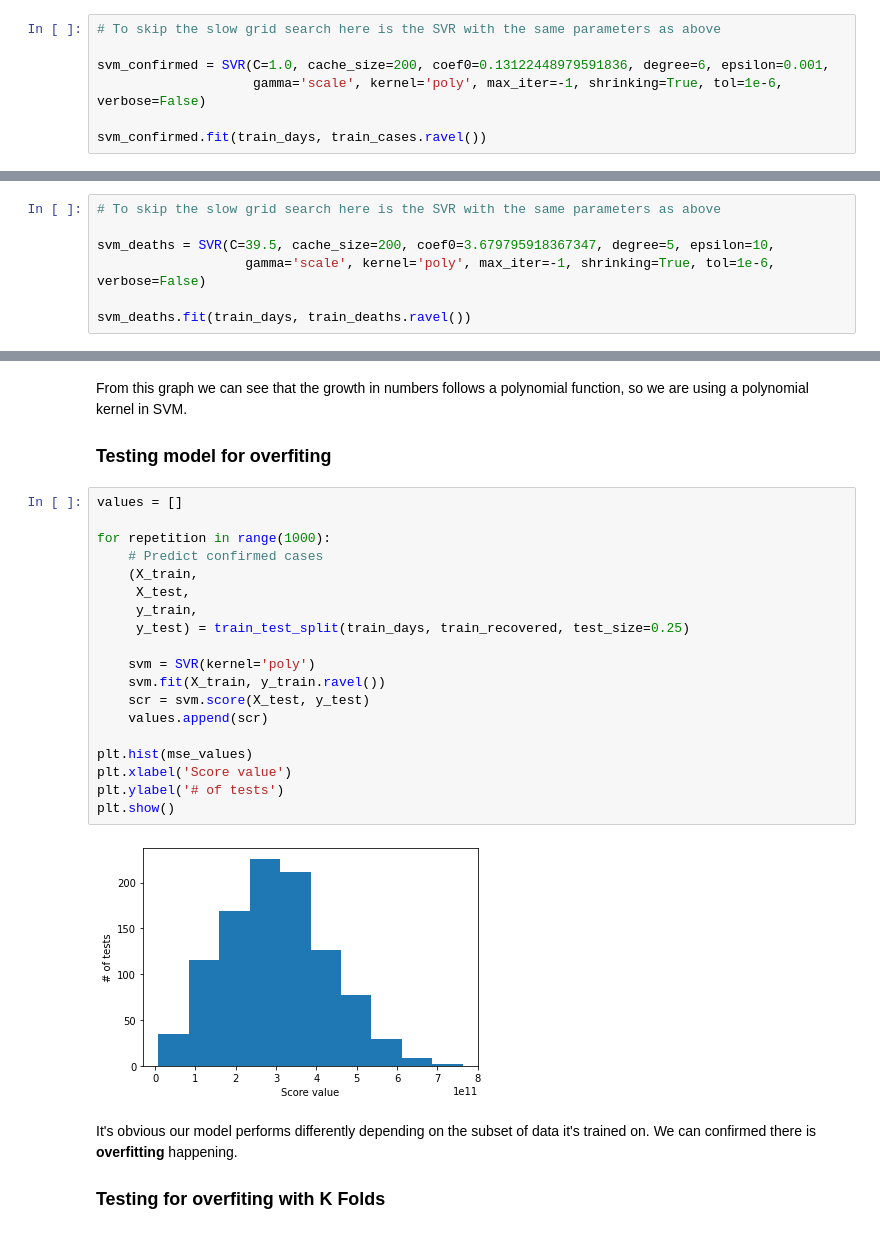
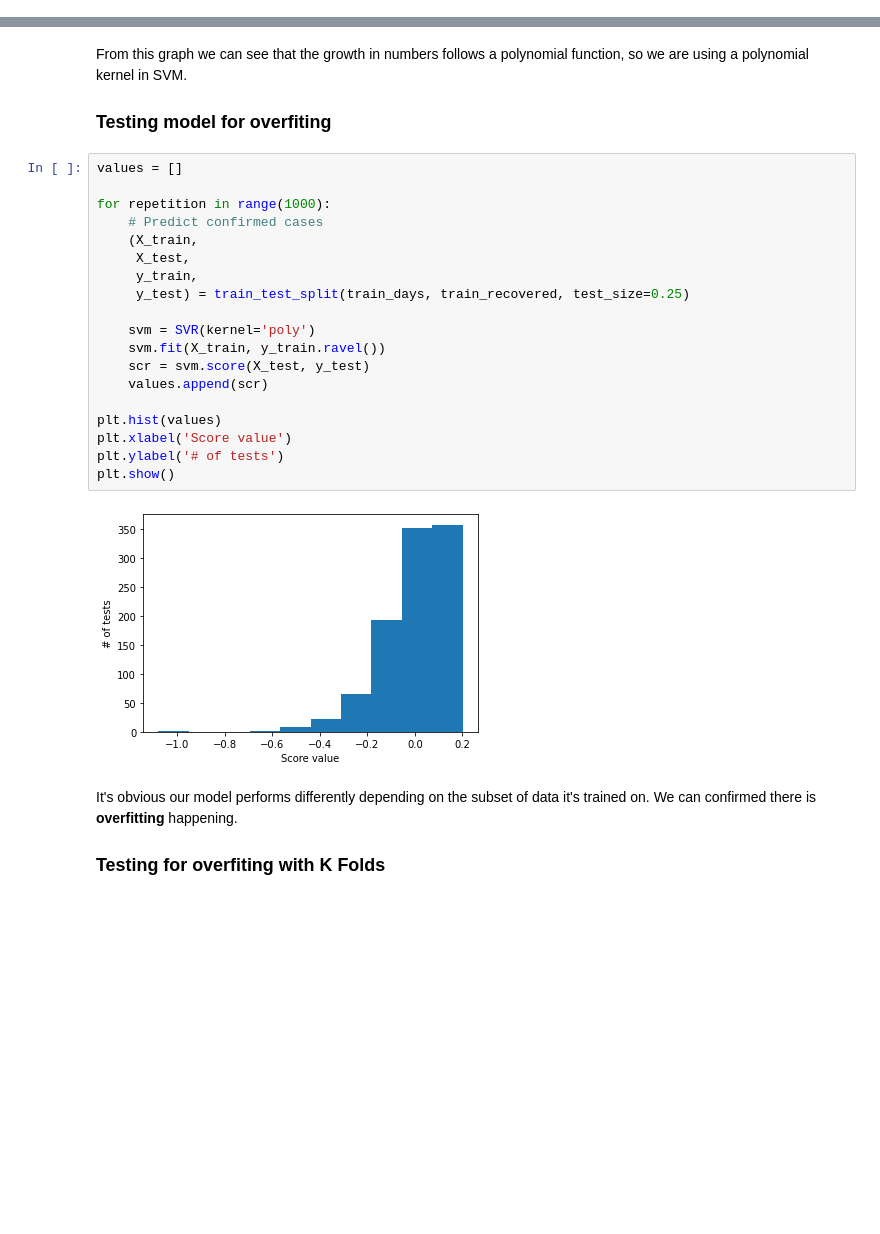
Before and after one commit to caduonrails/covid19-predictor, a Jupyter notebook: covid19.ipynb, the cells around one changed output, grey strips where cells are left out. Cells and saved outputs as stored; diff of their text form; blank space fills up the shorter version.

```diff
--- a/covid19.ipynb
+++ b/covid19.ipynb
@@ -261,13 +265,6 @@ svm_confirmed = grid_search.best_estimator_
 print(svm_confirmed.get_params())
 # %% [output]
 {'C': 1.0, 'cache_size': 200, 'coef0': 0.13122448979591836, 'degree': 6, 'epsilon': 0.001, 'gamma': 'scale', 'kernel': 'poly', 'max_iter': -1, 'shrinking': True, 'tol': 1e-06, 'verbose': False}
-# %%
-# To skip the slow grid search here is the SVR with the same parameters as above
-
-svm_confirmed = SVR(C=1.0, cache_size=200, coef0=0.13122448979591836, degree=6, epsilon=0.001,
-                    gamma='scale', kernel='poly', max_iter=-1, shrinking=True, tol=1e-6, verbose=False)
-
-svm_confirmed.fit(train_days, train_cases.ravel())
 # %%
 from sklearn.model_selection import cross_val_predict
 
@@ -401,10 +397,3 @@ svm_deaths = grid_search.best_estimator_
 print(svm_deaths.get_params())
 # %% [output]
 {'C': 39.5, 'cache_size': 200, 'coef0': 3.679795918367347, 'degree': 5, 'epsilon': 10, 'gamma': 'scale', 'kernel': 'poly', 'max_iter': -1, 'shrinking': True, 'tol': 1e-06, 'verbose': False}
-# %%
-# To skip the slow grid search here is the SVR with the same parameters as above
-
-svm_deaths = SVR(C=39.5, cache_size=200, coef0=3.679795918367347, degree=5, epsilon=10,
-                   gamma='scale', kernel='poly', max_iter=-1, shrinking=True, tol=1e-6, verbose=False)
-
-svm_deaths.fit(train_days, train_deaths.ravel())
@@ -474,24 +459,24 @@ From this graph we can see that the growth in numbers follows a polynomial funct
 # %%
 values = []
 
 for repetition in range(1000):
     # Predict confirmed cases
     (X_train,
      X_test,
      y_train,
      y_test) = train_test_split(train_days, train_recovered, test_size=0.25)
 
     svm = SVR(kernel='poly')
     svm.fit(X_train, y_train.ravel())
     scr = svm.score(X_test, y_test)
     values.append(scr)
 
-plt.hist(mse_values)
+plt.hist(values)
 plt.xlabel('Score value')
 plt.ylabel('# of tests')
 plt.show()
 # %% [output]
-[figure, old version]
+[figure, new version]
 # %% [markdown]
 It's obvious our model performs differently depending on the subset of data it's trained on. We can confirmed there is **overfitting** happening.
 
```
Also changed, not shown: parts of 40 cells of this notebook, 3 other files.
